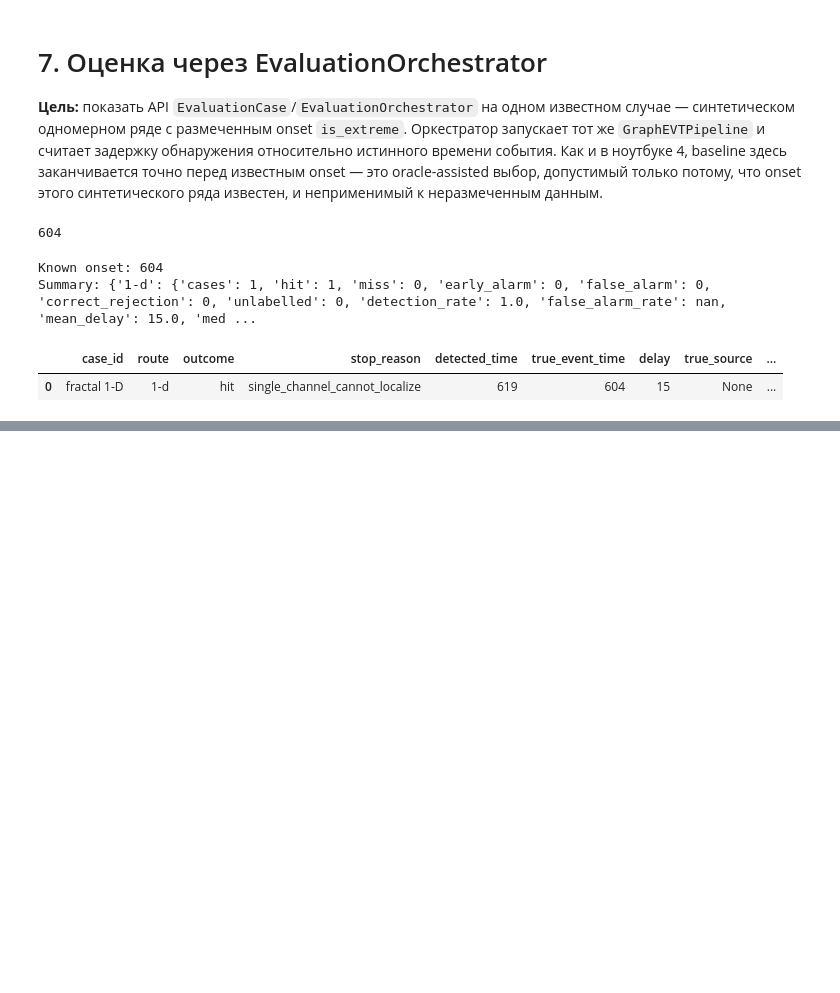
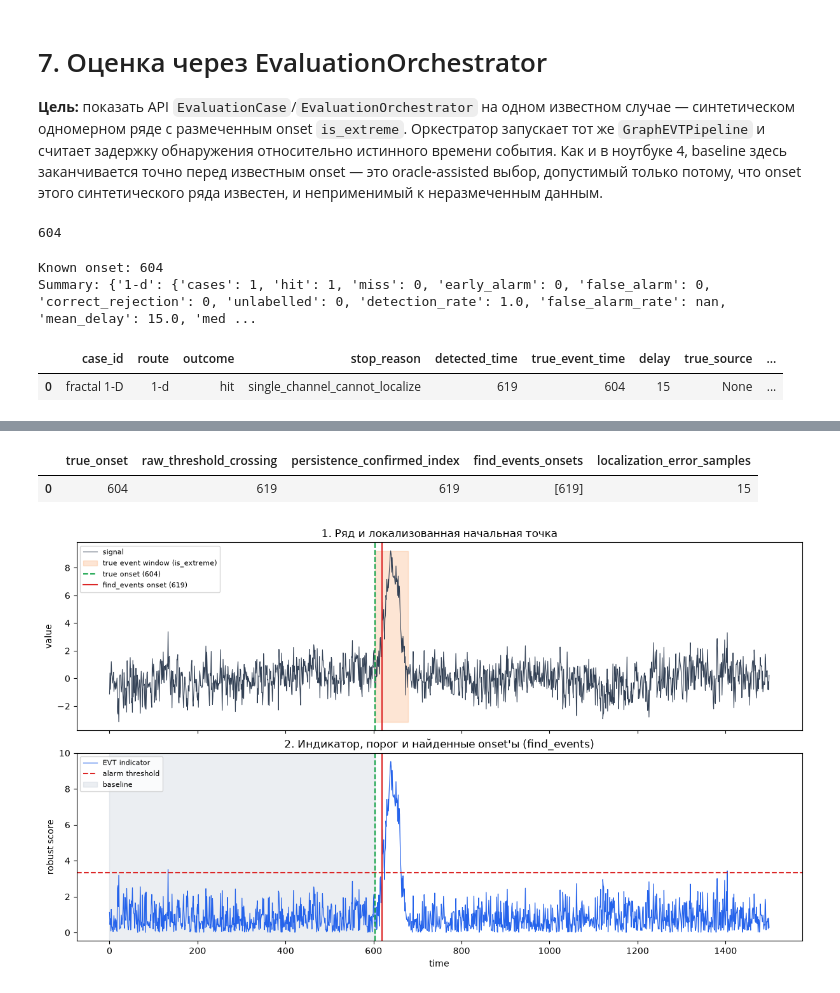
Before and after one commit to D2718281828nis/EVT-educational-demo, a Jupyter notebook: demo/evt-educational-demo/notebooks/1-d/07_evaluation_orchestrator.ipynb, the cells around one changed output, grey strips where cells are left out. Saved outputs shown, nothing was run; the diff lists cells and outputs as text; code cells hidden in the pictures; blank space fills up the shorter version.

```diff
--- a/demo/evt-educational-demo/notebooks/1-d/07_evaluation_orchestrator.ipynb
+++ b/demo/evt-educational-demo/notebooks/1-d/07_evaluation_orchestrator.ipynb
@@ -22,8 +22,9 @@ true_onset
 # %%
 # Oracle-assisted baseline: the known onset keeps the baseline free of the injected event.
 BASELINE_SIZE = true_onset
+evt_config = EVTConfig(baseline_size=BASELINE_SIZE, tail_quantile=0.95, alarm_probability=0.999, persistence=3)
 pipeline = GraphEVTPipeline(
-    EVTConfig(baseline_size=BASELINE_SIZE, tail_quantile=0.95, alarm_probability=0.999, persistence=3),
+    evt_config,
     graph=GraphConfig(random_state=SEED),
     input_config=InputConfig(missing="error"),
     verbose=True,
@@ -42,0 +48,47 @@ Summary: {'1-d': {'cases': 1, 'hit': 1, 'miss': 0, 'early_alarm': 0, 'false_alar
+# %%
+from graph_evt_agent.evt import find_events
+
+# Deterministic re-run to get the frozen detection object find_events operates on
+# (the same computation EvaluationOrchestrator already performed internally).
+result = pipeline.run_detailed(x)
+detection = result.detection
+
+located_onsets = find_events(detection, evt_config, refractory=50)
+raw_crossing = int(np.argmax(detection.indicator[BASELINE_SIZE:] > detection.alarm_threshold)) + BASELINE_SIZE
+
+pd.DataFrame([{
+    "true_onset": true_onset,
+    "raw_threshold_crossing": raw_crossing,
+    "persistence_confirmed_index": detection.time_index,
+    "find_events_onsets": located_onsets,
+    "localization_error_samples": located_onsets[0] - true_onset if located_onsets else None,
+}])
+# %% [output]
+|  | true_onset | raw_threshold_crossing | persistence_confirmed_index | find_events_onsets | localization_error_samples |
+| 0 | 604 | 619 | 619 | [619] | 15 |
+# %%
+import matplotlib.pyplot as plt
+
+fig, axes = plt.subplots(2, 1, figsize=(12, 7), sharex=True, constrained_layout=True)
+
+axes[0].plot(df["timestamp"], x, color="#334155", linewidth=0.8, label="signal")
+axes[0].fill_between(df["timestamp"], x.min(), x.max(), where=event_mask, color="#f97316",
+                      alpha=0.18, label="true event window (is_extreme)")
+axes[0].axvline(true_onset, color="#16a34a", linewidth=1.5, linestyle="--", label=f"true onset ({true_onset})")
+for onset in located_onsets:
+    axes[0].axvline(onset, color="#dc2626", linewidth=1.5, label=f"find_events onset ({onset})")
+axes[0].set(title="1. Ряд и локализованная начальная точка", ylabel="value")
+axes[0].legend(loc="upper left", fontsize=8)
+
+axes[1].plot(df["timestamp"], detection.indicator, color="#2563eb", linewidth=0.9, label="EVT indicator")
+axes[1].axhline(detection.alarm_threshold, color="#dc2626", linestyle="--", label="alarm threshold")
+axes[1].axvspan(df["timestamp"].iloc[0], df["timestamp"].iloc[BASELINE_SIZE - 1], color="#94a3b8",
+                 alpha=0.18, label="baseline")
+axes[1].axvline(true_onset, color="#16a34a", linewidth=1.5, linestyle="--")
+for onset in located_onsets:
+    axes[1].axvline(onset, color="#dc2626", linewidth=1.5)
+axes[1].set(title="2. Индикатор, порог и найденные onset'ы (find_events)", xlabel="time", ylabel="robust score")
+axes[1].legend(loc="upper left", fontsize=8)
+plt.show()
+# %% [output]
+[figure, added]
```
Also changed, not shown: parts of 5 cells of this notebook, 13 other files.
